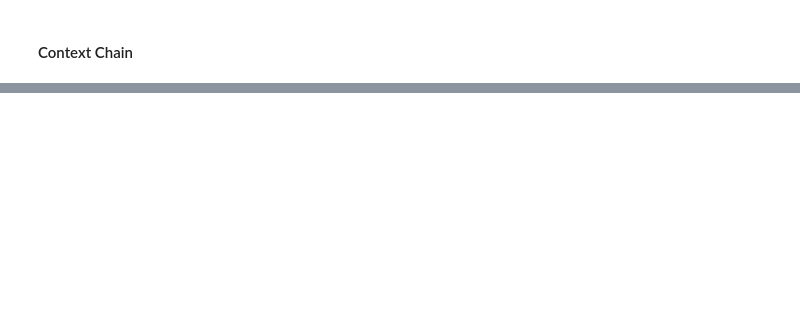
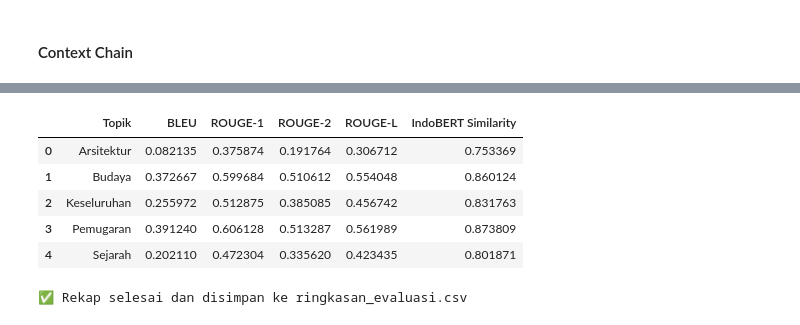
Before and after one commit to alexanderjanuar/BorobudurChatbot, a Jupyter notebook: main.ipynb, the cells around one changed output, grey strips where cells are left out. Saved outputs shown, nothing was run; the diff lists cells and outputs as text; code cells hidden in the pictures; blank space fills up the shorter version.

```diff
--- a/main.ipynb
+++ b/main.ipynb
@@ -570,0 +420,27 @@ wikipedia.page("Candi Borobudur").content
+# %%
+# Folder hasil
+folder_path = "./Result"  # Ubah jika lokasinya berbeda
+
+
+# Ambil semua file CSV dalam folder
+csv_files = [os.path.join(folder_path, f) for f in os.listdir(folder_path) if f.endswith(".csv")]
+
+# Proses semua file
+summary_data = [process_csv(f) for f in csv_files]
+
+# Buat DataFrame ringkasan dan simpan
+summary_df = pd.DataFrame(summary_data)
+summary_df
+# %% [output]
+|  | Topik | BLEU | ROUGE-1 | ROUGE-2 | ROUGE-L | IndoBERT Similarity |
+| 0 | Arsitektur | 0.082135 | 0.375874 | 0.191764 | 0.306712 | 0.753369 |
+| 1 | Budaya | 0.372667 | 0.599684 | 0.510612 | 0.554048 | 0.860124 |
+| 2 | Keseluruhan | 0.255972 | 0.512875 | 0.385085 | 0.456742 | 0.831763 |
+| 3 | Pemugaran | 0.391240 | 0.606128 | 0.513287 | 0.561989 | 0.873809 |
+| 4 | Sejarah | 0.202110 | 0.472304 | 0.335620 | 0.423435 | 0.801871 |
+# %%
+summary_df.to_csv("Result/ringkasan_evaluasi.csv", index=False)
+
+print("✅ Rekap selesai dan disimpan ke ringkasan_evaluasi.csv")
+# %% [output]
+✅ Rekap selesai dan disimpan ke ringkasan_evaluasi.csv
```
Also changed, not shown: parts of 45 cells of this notebook, 18 other files.
